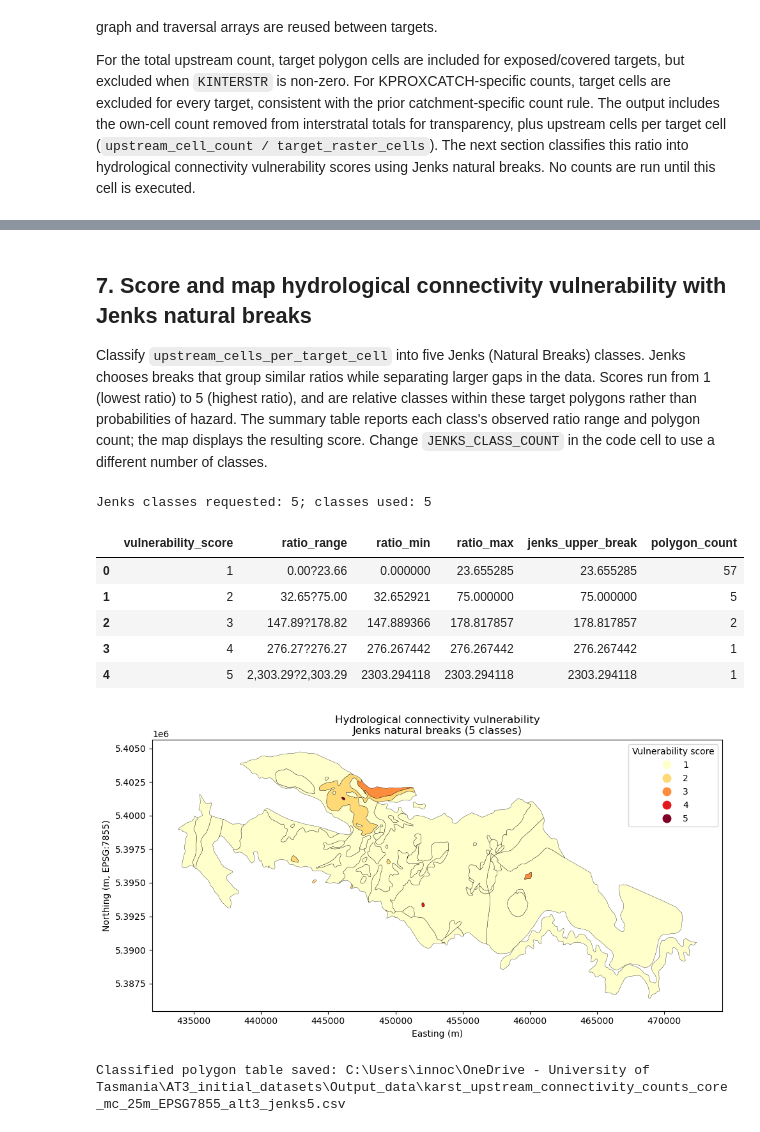
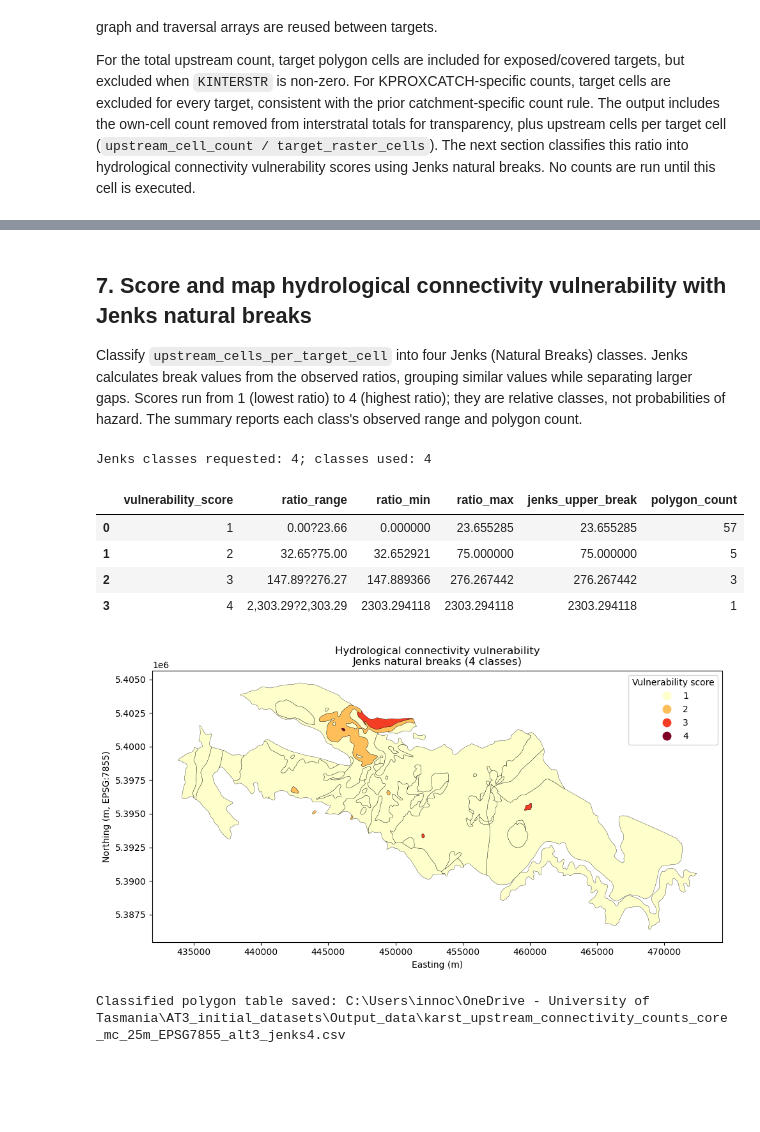
Before and after one commit to University-of-Tasmania-GPSS/AT3_Group3_2026, a Jupyter notebook: notebooks/03alt3_hydrological_connectivity.ipynb, the cells around one changed output, grey strips where cells are left out. Saved outputs shown, nothing was run; the diff lists cells and outputs as text; code cells hidden in the pictures; blank space fills up the shorter version.

Commit message:
Update hydrorological_connectivity
Added Jenks natural breaks classification to connectivity values. Added slope raster with classification.

```diff
--- a/notebooks/03alt3_hydrological_connectivity.ipynb
+++ b/notebooks/03alt3_hydrological_connectivity.ipynb
@@ -1066,7 +1211,7 @@ Counting upstream cells for 66 core targets, one target at a time...
 # %% [markdown]
 ## 7. Score and map hydrological connectivity vulnerability with Jenks natural breaks
 
-Classify `upstream_cells_per_target_cell` into five Jenks (Natural Breaks) classes. Jenks chooses breaks that group similar ratios while separating larger gaps in the data. Scores run from 1 (lowest ratio) to 5 (highest ratio), and are relative classes within these target polygons rather than probabilities of hazard. The summary table reports each class's observed ratio range and polygon count; the map displays the resulting score. Change `JENKS_CLASS_COUNT` in the code cell to use a different number of classes.
+Classify `upstream_cells_per_target_cell` into four Jenks (Natural Breaks) classes. Jenks calculates break values from the observed ratios, grouping similar values while separating larger gaps. Scores run from 1 (lowest ratio) to 4 (highest ratio); they are relative classes, not probabilities of hazard. The summary reports each class's observed range and polygon count.
 # %%
 import numpy as np
 import pandas as pd
@@ -1074,7 +1219,7 @@ import geopandas as gpd
 import matplotlib.pyplot as plt
 from IPython.display import display
 
-JENKS_CLASS_COUNT = 5
+JENKS_CLASS_COUNT = 4
 ratio_column = "upstream_cells_per_target_cell"
 score_column = "hydrological_connectivity_vulnerability_score"
 
@@ -1089,9 +1234,9 @@ valid_ratio = np.isfinite(ratio_values)
 if not valid_ratio.any():
     raise ValueError(f"No finite values found in {ratio_column}")
 if (ratio_values[valid_ratio] < 0).any():
-    raise ValueError("Jenks classification expects non-negative connectivity ratios")
+    raise ValueError("Fixed-break classification expects non-negative connectivity ratios")
 
-# Weighted exact Jenks optimization over unique ratios; ties stay together in the same class.
+# Weighted exact Jenks optimization over unique ratios; equal values stay together.
 unique_ratios, inverse_ratio, ratio_frequencies = np.unique(
     ratio_values[valid_ratio], return_inverse=True, return_counts=True,
 )
@@ -1153,7 +1298,7 @@ for score, (start, stop) in enumerate(jenks_segments, start=1):
     })
 jenks_class_summary = pd.DataFrame(class_rows)
 jenks_class_summary["ratio_range"] = jenks_class_summary.apply(
-    lambda row: f"{row['ratio_min']:,.2f}?{row['ratio_max']:,.2f}", axis=1,
+    lambda row: f"{row['ratio_min']:,.2f} to {row['ratio_max']:,.2f}", axis=1,
 )
 jenks_class_summary = jenks_class_summary[[
     "vulnerability_score", "ratio_range", "ratio_min", "ratio_max",
@@ -1171,36 +1316,35 @@ if classified_targets_25m.crs != dem_grid[1]:
 classified_ids = set(pd.to_numeric(counts_25m_classified["target_objectid"], errors="coerce").dropna())
 classified_targets_25m = classified_targets_25m.loc[
     pd.to_numeric(classified_targets_25m["OBJECTID"], errors="coerce").isin(classified_ids)
 ].merge(
     counts_25m_classified[["target_objectid", ratio_column, score_column]],
     left_on="OBJECTID", right_on="target_objectid", how="inner", validate="one_to_one",
 )
 
 fig, ax = plt.subplots(figsize=(10, 8))
 classified_targets_25m.plot(
     column=score_column, categorical=True, cmap="YlOrRd", legend=True,
     legend_kwds={"title": "Vulnerability score"},
     edgecolor="black", linewidth=0.25, ax=ax,
 )
 ax.set_title(f"Hydrological connectivity vulnerability\nJenks natural breaks ({jenks_class_count} classes)")
 ax.set_xlabel("Easting (m)")
 ax.set_ylabel(f"Northing (m, {dem_grid[1]})")
 ax.set_aspect("equal", adjustable="box")
 plt.tight_layout()
 plt.show()
 
 classified_counts_path = output_path / (
     f"karst_upstream_connectivity_counts_core_mc_25m_EPSG7855_alt3_jenks{jenks_class_count}.csv"
 )
 counts_25m_classified.to_csv(classified_counts_path, index=False)
 print(f"Classified polygon table saved: {classified_counts_path}")
 # %% [output]
-Jenks classes requested: 5; classes used: 5
+Jenks classes requested: 4; classes used: 4
 |  | vulnerability_score | ratio_range | ratio_min | ratio_max | jenks_upper_break | polygon_count |
 | 0 | 1 | 0.00?23.66 | 0.000000 | 23.655285 | 23.655285 | 57 |
 | 1 | 2 | 32.65?75.00 | 32.652921 | 75.000000 | 75.000000 | 5 |
-| 2 | 3 | 147.89?178.82 | 147.889366 | 178.817857 | 178.817857 | 2 |
-| 3 | 4 | 276.27?276.27 | 276.267442 | 276.267442 | 276.267442 | 1 |
-| 4 | 5 | 2,303.29?2,303.29 | 2303.294118 | 2303.294118 | 2303.294118 | 1 |
+| 2 | 3 | 147.89?276.27 | 147.889366 | 276.267442 | 276.267442 | 3 |
+| 3 | 4 | 2,303.29?2,303.29 | 2303.294118 | 2303.294118 | 2303.294118 | 1 |
-[figure, old version]
+[figure, new version]
-Classified polygon table saved: C:\Users\innoc\OneDrive - University of Tasmania\AT3_initial_datasets\Output_data\karst_upstream_connectivity_counts_core_mc_25m_EPSG7855_alt3_jenks5.csv
+Classified polygon table saved: C:\Users\innoc\OneDrive - University of Tasmania\AT3_initial_datasets\Output_data\karst_upstream_connectivity_counts_core_mc_25m_EPSG7855_alt3_jenks4.csv
```
Also changed, not shown: parts of 3 cells of this notebook, 1 other file.
